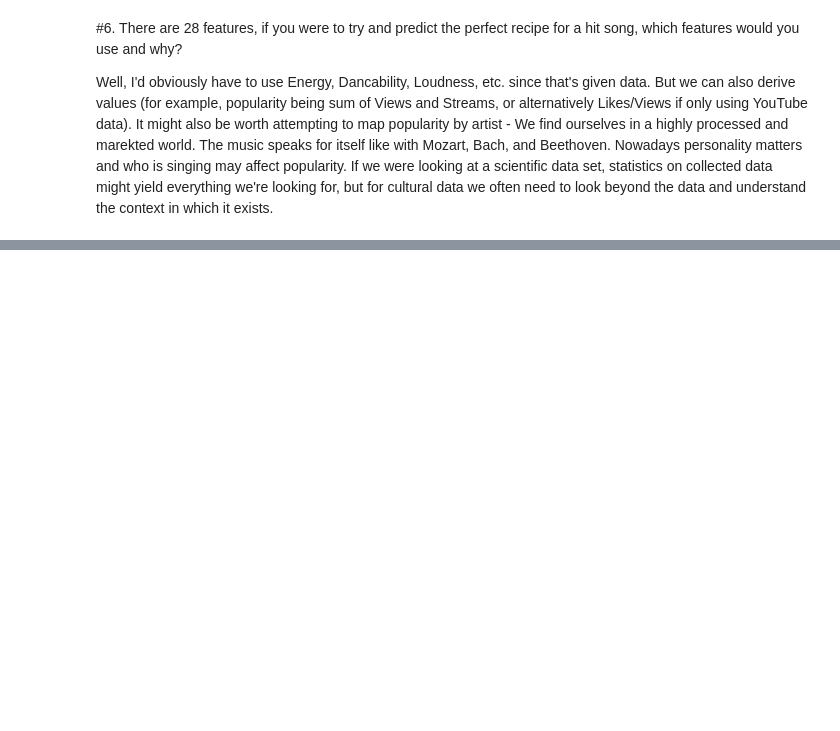
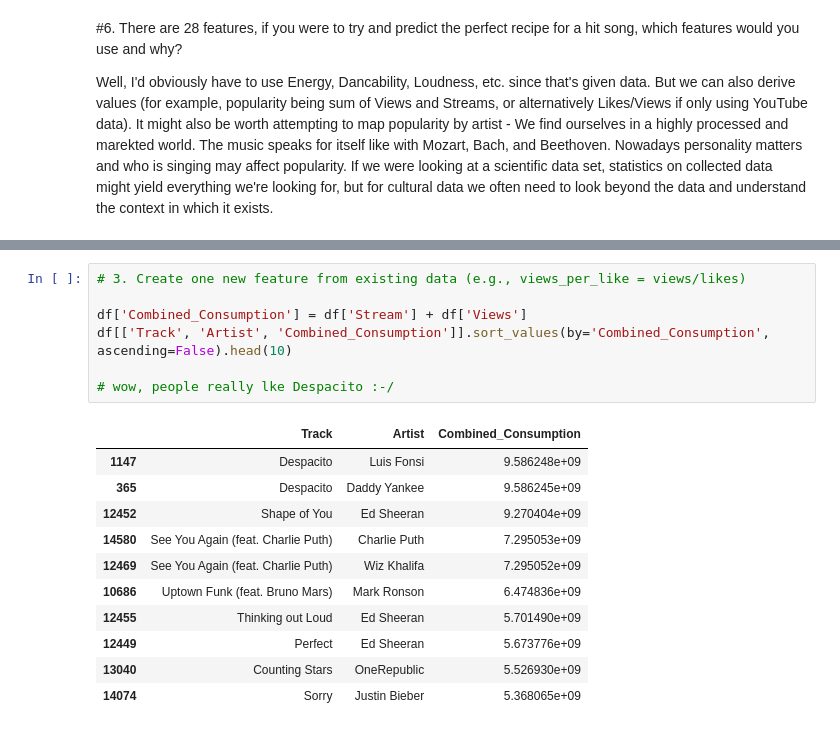
Before and after one commit to BartStolarek/RFF-Hackathon1-EDA, a Jupyter notebook: eda.ipynb, the cells around one changed output, grey strips where cells are left out. Drawn from its saved outputs; the diff is of its cells as text; blank space fills up the shorter version.

```diff
--- a/eda.ipynb
+++ b/eda.ipynb
@@ -166,0 +214,19 @@ Well, I'd obviously have to use Energy, Dancability, Loudness, etc. since that's
+# %%
+# 3. Create one new feature from existing data (e.g., views_per_like = views/likes)
+
+df['Combined_Consumption'] = df['Stream'] + df['Views']
+df[['Track', 'Artist', 'Combined_Consumption']].sort_values(by='Combined_Consumption', ascending=False).head(10)
+
+# wow, people really lke Despacito :-/
+# %% [output]
+|  | Track | Artist | Combined_Consumption |
+| 1147 | Despacito | Luis Fonsi | 9.586248e+09 |
+| 365 | Despacito | Daddy Yankee | 9.586245e+09 |
+| 12452 | Shape of You | Ed Sheeran | 9.270404e+09 |
+| 14580 | See You Again (feat. Charlie Puth) | Charlie Puth | 7.295053e+09 |
+| 12469 | See You Again (feat. Charlie Puth) | Wiz Khalifa | 7.295052e+09 |
+| 10686 | Uptown Funk (feat. Bruno Mars) | Mark Ronson | 6.474836e+09 |
+| 12455 | Thinking out Loud | Ed Sheeran | 5.701490e+09 |
+| 12449 | Perfect | Ed Sheeran | 5.673776e+09 |
+| 13040 | Counting Stars | OneRepublic | 5.526930e+09 |
+| 14074 | Sorry | Justin Bieber | 5.368065e+09 |
```
Also changed, not shown: parts of 5 cells of this notebook.
